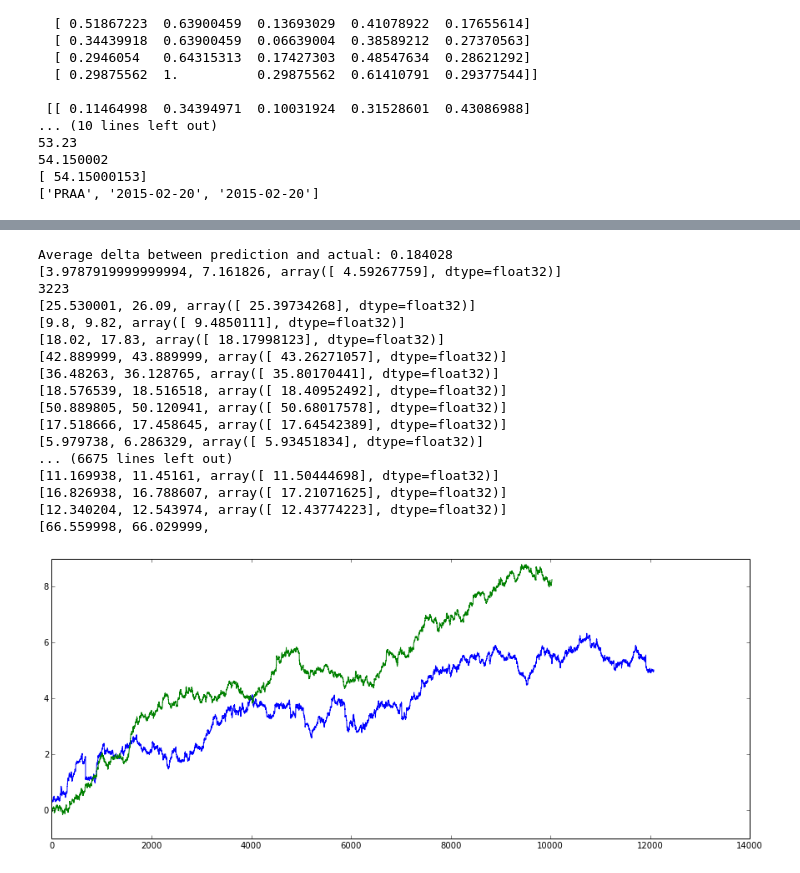
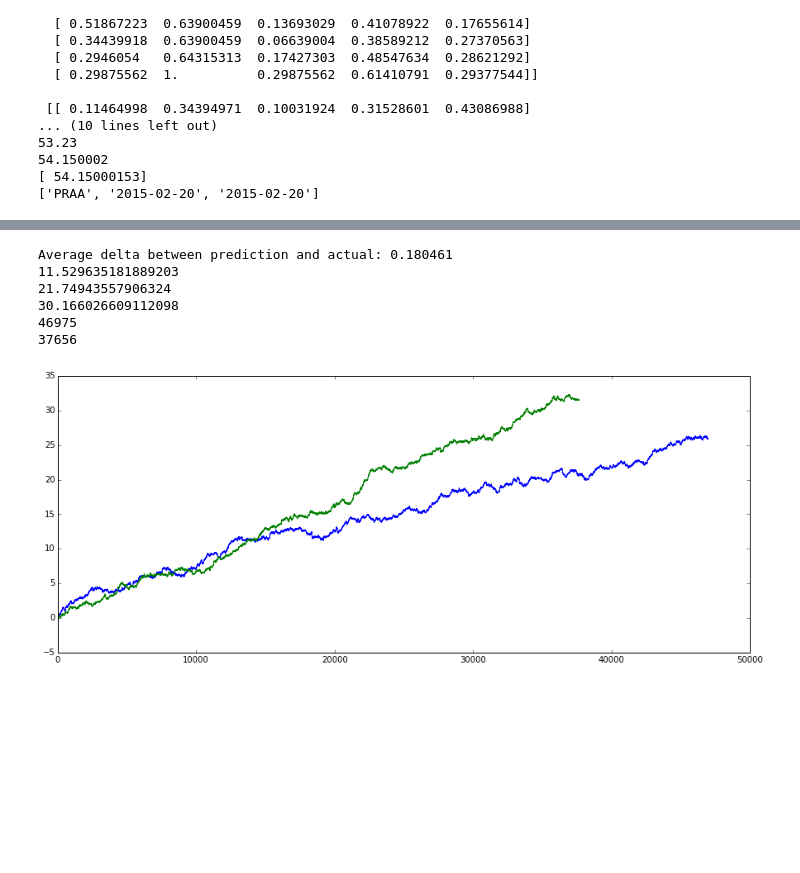
Before and after one commit to rikkitikkitumbo/stock_machine_learning, a Jupyter notebook: Recurrent Neural Net RNN.ipynb, the cells around one changed output, grey strips where cells are left out. Saved outputs shown, nothing was run; the diff lists cells and outputs as text; code cells hidden in the pictures; blank space fills up the shorter version.

```diff
--- a/Recurrent Neural Net RNN.ipynb
+++ b/Recurrent Neural Net RNN.ipynb
@@ -16,11 +16,9 @@ lilGreg = greg('yup','hey')
 print(lilGreg.cups)
 print(lilGreg.last)
 
-man = 'f'
-for i in range(3,0-1,-1):
-    man='g'
-    print('j')
-print(man)
+greg = [2,3,4,5,6]
+del greg[3]
+print(greg)
 # %% [output]
 yup hey
 cccups
@@ -250,7 +244,8 @@ with tf.variable_scope("greg", reuse=True) as scope:
             day10 = inp.lastDayClose
             deltaArray.append(delta)
             realPredict = predict*inp.key[0] + inp.key[1]
-            dataArray.append([day10,day11,realPredict])
+            if(realPredict > 15):
+                dataArray.append([day10,day11,realPredict])
         if(i%200 ==0):
             delta = sess.run(loss,{data: feed1,target:feed2})
             print('delta at trial ' +str(i)+': ' + str(delta))
@@ -281,58 +275,51 @@ KeyboardInterrupt:
 print('Average delta between prediction and actual: ' + str(np.mean(deltaArray[250:])))
 
 
 longPlots = []
 shortPlots = []
 longTotal = 0
 shortTotal = 0
-for i in range(3223,len(dataArray)):
-    print(dataArray[i])
+for i in range(len(dataArray)):
+#     print(dataArray[i])
     long = (dataArray[i][2] - dataArray[i][0])
-#     if(long>100):
-#         print(i)
-#     print(long)
+
     if(long>0):
 #         print(dataArray[i][1]-dataArray[i][0])
         longTotal+=(dataArray[i][1]-dataArray[i][0])/dataArray[i][1]
-        greg=(dataArray[i][1]-dataArray[i][0])/dataArray[i][1]
-        if(greg>.4):
-            print(i)
+
         longPlots.append(longTotal)
     if(long<0):
+        greg=(dataArray[i][0]-dataArray[i][1])/dataArray[i][1]
+#         if(greg>.4):
+#             print(i)
         shortTotal+=(dataArray[i][0]-dataArray[i][1])/dataArray[i][1]
         shortPlots.append(shortTotal)
 #     print(longTotal)
 
 
+print(longPlots[13027])
+print(longPlots[40000])
+
+print(shortPlots[35000])
+
 
 plt.rcParams['figure.figsize'] = (15, 6)
-plt.plot(longPlots[0:])
-plt.plot(shortPlots[:])
+plt.plot(longPlots[:])  # blue
+plt.plot(shortPlots[:])  #green
 # plt.ylabel('Delta')
 # plt.show()
 print(len(longPlots))
 print(len(shortPlots))
 # plt.plot(len(dataArray[0]))
 
 # plt.ylabel('Predicted and actual numbers (green and blue)')
 # plt.plot(targetArray[len(targetArray)-100:len(day11Array)])
 # plt.plot(predictArray[len(predictArray)-100:len(predictArray)])
 # %% [output]
-Average delta between prediction and actual: 0.184028
-[3.9787919999999994, 7.161826, array([ 4.59267759], dtype=float32)]
-3223
-[25.530001, 26.09, array([ 25.39734268], dtype=float32)]
-[9.8, 9.82, array([ 9.4850111], dtype=float32)]
-[18.02, 17.83, array([ 18.17998123], dtype=float32)]
-[42.889999, 43.889999, array([ 43.26271057], dtype=float32)]
-[36.48263, 36.128765, array([ 35.80170441], dtype=float32)]
-[18.576539, 18.516518, array([ 18.40952492], dtype=float32)]
-[50.889805, 50.120941, array([ 50.68017578], dtype=float32)]
-[17.518666, 17.458645, array([ 17.64542389], dtype=float32)]
-[5.979738, 6.286329, array([ 5.93451834], dtype=float32)]
-... (6675 lines left out)
-[11.169938, 11.45161, array([ 11.50444698], dtype=float32)]
-[16.826938, 16.788607, array([ 17.21071625], dtype=float32)]
-[12.340204, 12.543974, array([ 12.43774223], dtype=float32)]
-[66.559998, 66.029999,
+Average delta between prediction and actual: 0.180461
+11.529635181889203
+21.74943557906324
+30.166026609112098
+46975
+37656
-[figure, old version]
+[figure, new version]
```
Also changed, not shown: parts of 2 cells of this notebook.
